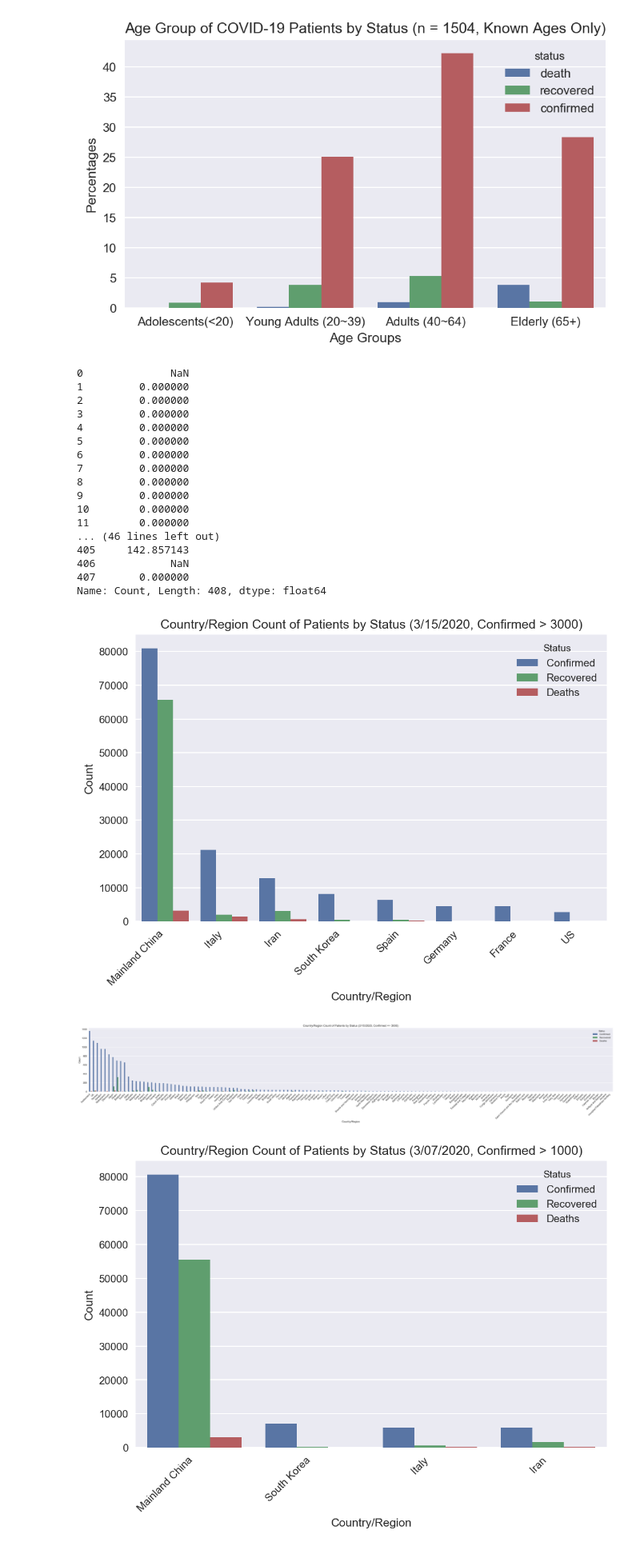
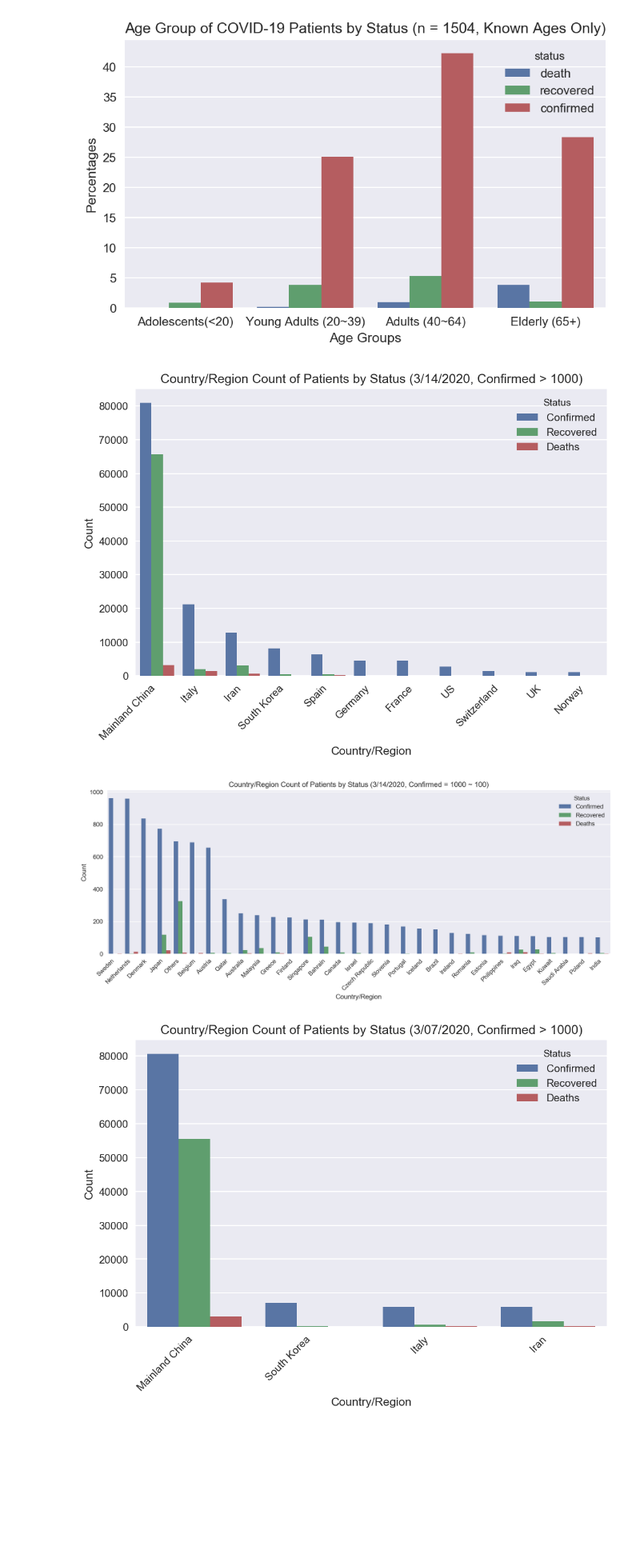
Before and after one commit to IgorBanin/COVID_final, a Jupyter notebook: Patient analysis.ipynb, the cells around one changed output. Shown at 80% size. Saved outputs shown, nothing was run; the diff lists cells and outputs as text; code cells hidden in the pictures; blank space fills up the shorter version.

Commit message:
Country plot update + growth rate plot

```diff
--- a/Patient analysis.ipynb
+++ b/Patient analysis.ipynb
@@ -109,9 +118,10 @@ age_plot
 <matplotlib.axes._subplots.AxesSubplot at 0x...>
 [figure]
 # %%
+#takes in a dataframe and melts the dataframe based on Country/Region, and renaming the columns for formatting
+#returns resulting dataframe
 def consolidate(df):
-    df = df.reset_index().melt(id_vars=['Country/Region'])
+    df = df.melt(id_vars=['Country/Region'])
     df.columns = ['Country/Region', 'Status', 'Count']
-    #df = df.sort_values(by=['Count', 'Country/Region'], ascending=False)
     return df
 # %%
@@ -123,30 +135,12 @@ def country_plot(df, note):
     plot.set_xticklabels(plot.get_xticklabels(), rotation=45, horizontalalignment='right')
     plot
 # %%
+#extracting country vs. status data on two separate dates: 3/7/2020 and 3/14/2020
 current = country_data[(country_data['ObservationDate'] == '03/14/2020')]
 last_week = country_data[(country_data['ObservationDate'] == '03/07/2020')]
 current = current[['Country/Region', 'Confirmed', 'Deaths', 'Recovered']]
 last_week = last_week[['Country/Region', 'Confirmed', 'Deaths', 'Recovered']]
+
+#summing both dataframes based on country
 current = current.groupby('Country/Region').sum().reset_index()
 last_week = last_week.groupby('Country/Region').sum().reset_index()
-growth = last_week.loc[:, ['Country/Region']].merge(current, left_on='Country/Region', right_on='Country/Region', how='left')
-growth = consolidate(growth)
-(((growth['Count'] / consolidate(last_week)['Count']) - 1 )* 100)
-# %% [output]
-0              NaN
-1         0.000000
-2         0.000000
-3         0.000000
-4         0.000000
-5         0.000000
-6         0.000000
-7         0.000000
-8         0.000000
-9         0.000000
-10        0.000000
-11        0.000000
-... (46 lines left out)
-405     142.857143
-406            NaN
-407       0.000000
-Name: Count, Length: 408, dtype: float64
@@ -153,15 +157,20 @@ Name: Count, Length: 408, dtype: float64
 # %%
+#extracting from the 3/14/2020 dataframe Country/Region entries with more than 1000 confirmed cases and creating a bar plot
 more = current[current['Confirmed'] > 1000]
 more = consolidate(more)
+more = more.sort_values(by=['Count', 'Country/Region'], ascending=False)
 plt.figure(figsize=(8,5), dpi=150)
 country_plot(more, '3/14/2020, Confirmed > 1000')
 # %% [output]
-[figure, old version]
+[figure, new version]
 # %%
-less = current[current['Confirmed'] <= 1000]
+#extracting from the 3/14/2020 dataframe Country/Region entries with between 1000 and 100 confirmed cases and creating
+#a bar plot
+less = current[(current['Confirmed'] <= 1000) & (current['Confirmed'] > 100)]
 less = consolidate(less)
-plt.figure(figsize=(40,5), dpi=200)
-country_plot(less, '3/14/2020, Confirmed <= 1000')
+less = less.sort_values(by=['Count', 'Country/Region'], ascending=False)
+plt.figure(figsize=(15,5), dpi=200)
+country_plot(less, '3/14/2020, Confirmed = 1000 ~ 100')
 # %% [output]
-[figure, old version]
+[figure, new version]
 # %%
```
Also changed, not shown: parts of 15 cells of this notebook.
